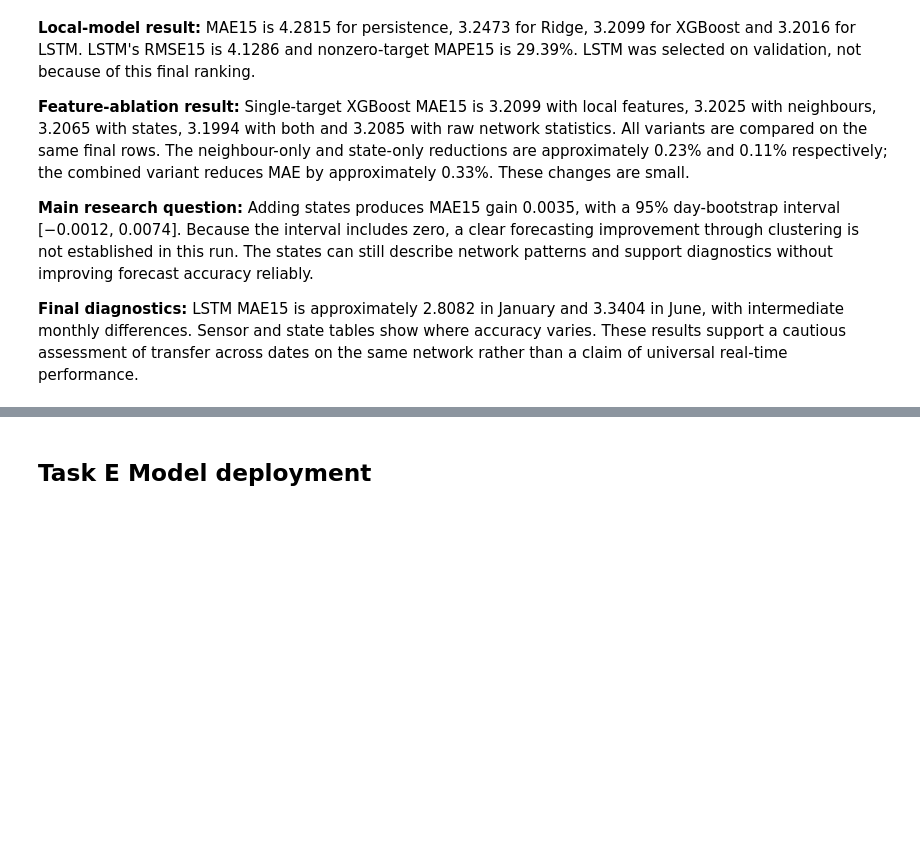
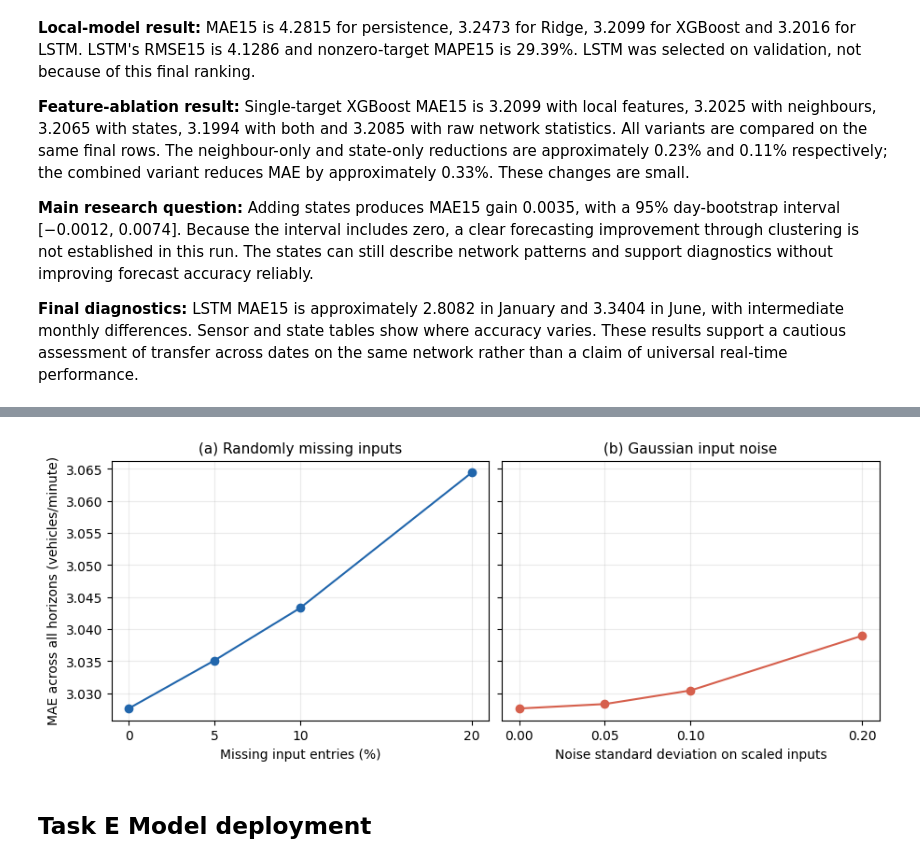
Before and after one commit to mariacastrom00/AI_exercises_MJCM, a Jupyter notebook: project_MariaCastro_ViktorLundvall.ipynb, the cells around one changed output, grey strips where cells are left out. Drawn from its saved outputs; the diff is of its cells as text; code cells hidden in the pictures; blank space fills up the shorter version.

```diff
--- a/project_MariaCastro_ViktorLundvall.ipynb
+++ b/project_MariaCastro_ViktorLundvall.ipynb
@@ -4163,3 +4375,61 @@ Final state MAE15 gain: 0.003461168871760882 95% day-bootstrap interval: [-0.001
+# %%
+# MSSING-INPUT AND NOISE ROBUSTNESS
+
+# These are validation results averaged across all 15 horizons.
+missing_plot = robustness_df.copy()
+missing_plot["Missing rate (%)"] = (
+    missing_plot["Missing input"]
+    .astype(str)
+    .str.rstrip("%")
+    .astype(float)
+)
+missing_plot = missing_plot.sort_values("Missing rate (%)")
+
+# The notebook labels these levels as percentages, but the noise
+# was added with SD 0.00, 0.05, 0.10 and 0.20 on scaled inputs.
+noise_plot = noise_df.copy()
+noise_plot["Noise SD on scaled inputs"] = (
+    noise_plot["Noise level"]
+    .astype(str)
+    .str.rstrip("%")
+    .astype(float) / 100
+)
+noise_plot = noise_plot.sort_values("Noise SD on scaled inputs")
+
+fig, axes = plt.subplots(
+    1, 2, figsize=(9, 3.5),
+    sharey=True, constrained_layout=True,
+)
+
+axes[0].plot(
+    missing_plot["Missing rate (%)"],
+    missing_plot["MAE"],
+    marker="o", color="#2166AC",
+)
+axes[0].set_title("(a) Randomly missing inputs")
+axes[0].set_xlabel("Missing input entries (%)")
+axes[0].set_ylabel("MAE across all horizons (vehicles/minute)")
+axes[0].set_xticks(missing_plot["Missing rate (%)"])
+
+axes[1].plot(
+    noise_plot["Noise SD on scaled inputs"],
+    noise_plot["MAE"],
+    marker="o", color="#D6604D",
+)
+axes[1].set_title("(b) Gaussian input noise")
+axes[1].set_xlabel("Noise standard deviation on scaled inputs")
+axes[1].set_xticks(noise_plot["Noise SD on scaled inputs"])
+
+for ax in axes:
+    ax.grid(alpha=0.25)
+
+fig.savefig(
+    output_dir / "Figure_2_robustness.png",
+    dpi=300, bbox_inches="tight",
+)
+plt.show()
+# %% [output]
+[figure, added]
 # %% [markdown]
 ## Task E Model deployment
 # %% [markdown]
```
Also changed, not shown: parts of 35 cells of this notebook.
